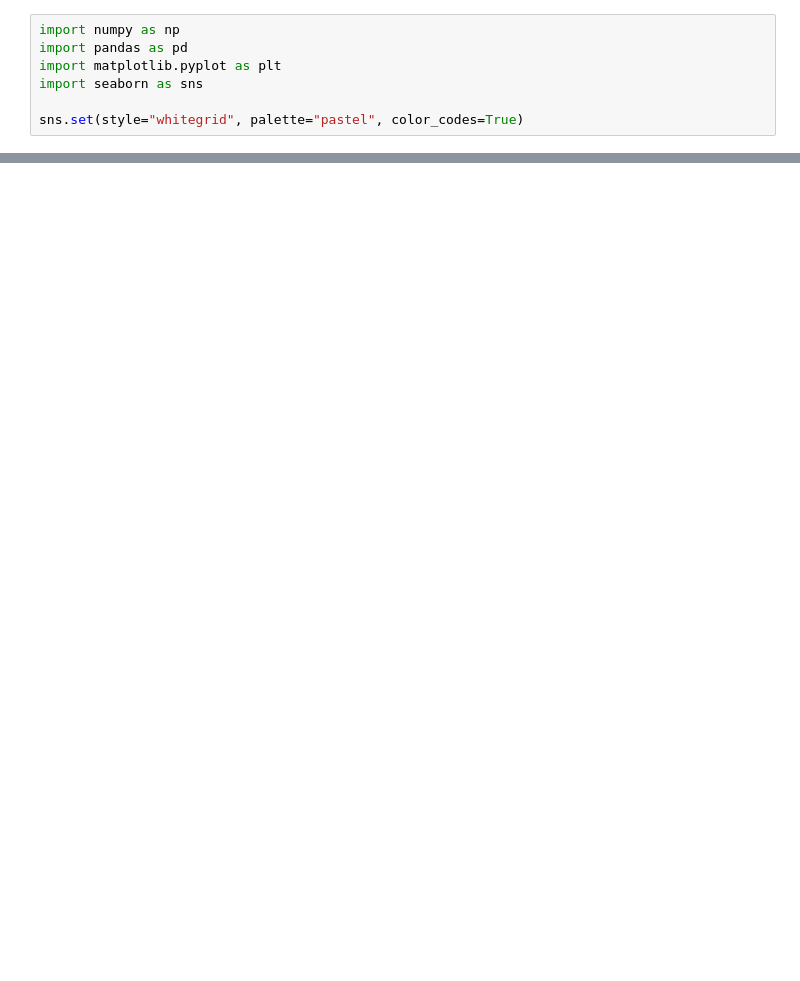
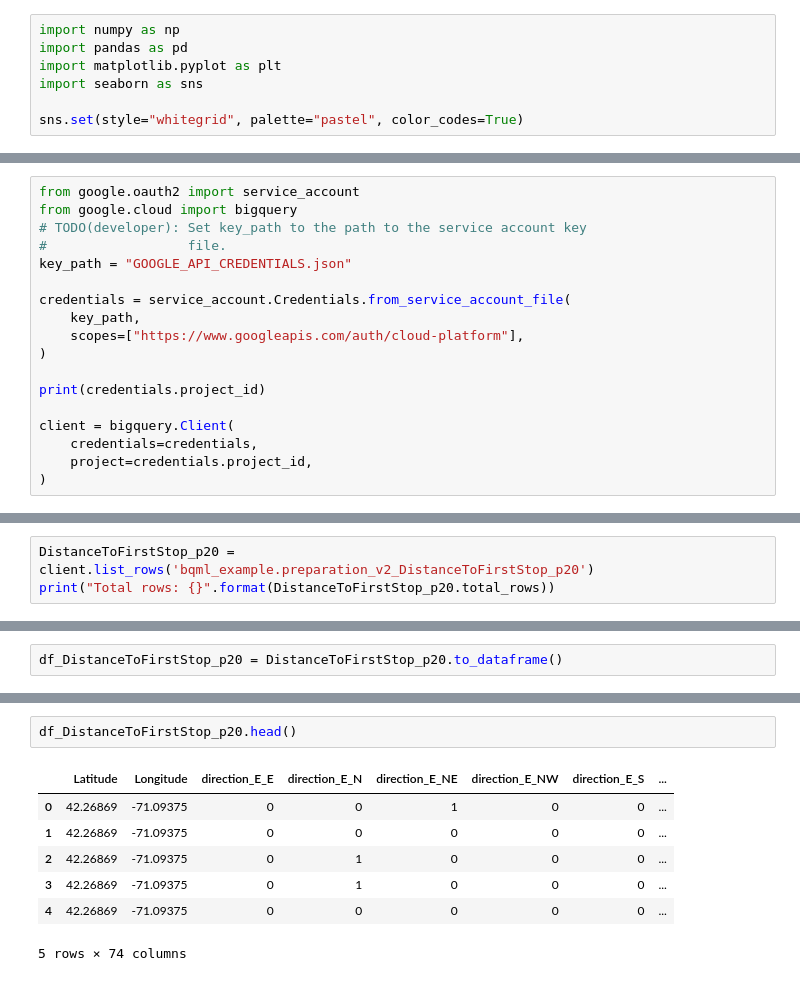
Before and after one commit to DmytroPaliichuk/competition, a Jupyter notebook: Geotab_Intersection_Congestion/getting_parameters.ipynb, the cells around one changed output, grey strips where cells are left out. Saved outputs shown, nothing was run; the diff lists cells and outputs as text; blank space fills up the shorter version.

```diff
--- a/Geotab_Intersection_Congestion/getting_parameters.ipynb
+++ b/Geotab_Intersection_Congestion/getting_parameters.ipynb
@@ -47,0 +12,18 @@ Forbidden: 403 GET https://www.googleapis.com/bigquery/v2/projects/geometric-orb
+# %%
+from google.oauth2 import service_account
+from google.cloud import bigquery
+# TODO(developer): Set key_path to the path to the service account key
+#                  file.
+key_path = "GOOGLE_API_CREDENTIALS.json"
+
+credentials = service_account.Credentials.from_service_account_file(
+    key_path,
+    scopes=["https://www.googleapis.com/auth/cloud-platform"],
+)
+
+print(credentials.project_id)
+
+client = bigquery.Client(
+    credentials=credentials,
+    project=credentials.project_id,
+)
@@ -47,0 +38,3 @@ Forbidden: 403 GET https://www.googleapis.com/bigquery/v2/projects/geometric-orb
+# %%
+DistanceToFirstStop_p20 = client.list_rows('bqml_example.preparation_v2_DistanceToFirstStop_p20')
+print("Total rows: {}".format(DistanceToFirstStop_p20.total_rows))
@@ -47,0 +43,2 @@ Forbidden: 403 GET https://www.googleapis.com/bigquery/v2/projects/geometric-orb
+# %%
+df_DistanceToFirstStop_p20 = DistanceToFirstStop_p20.to_dataframe()
@@ -47,0 +125,10 @@ Forbidden: 403 GET https://www.googleapis.com/bigquery/v2/projects/geometric-orb
+# %%
+df_DistanceToFirstStop_p20.head()
+# %% [output]
+|  | Latitude | Longitude | direction_E_E | direction_E_N | direction_E_NE | direction_E_NW | direction_E_S | ... |
+| 0 | 42.26869 | -71.09375 | 0 | 0 | 1 | 0 | 0 | ... |
+| 1 | 42.26869 | -71.09375 | 0 | 0 | 0 | 0 | 0 | ... |
+| 2 | 42.26869 | -71.09375 | 0 | 1 | 0 | 0 | 0 | ... |
+| 3 | 42.26869 | -71.09375 | 0 | 1 | 0 | 0 | 0 | ... |
+| 4 | 42.26869 | -71.09375 | 0 | 0 | 0 | 0 | 0 | ... |
+5 rows × 74 columns
```
Also changed, not shown: parts of 21 cells of this notebook, 2 other files.
